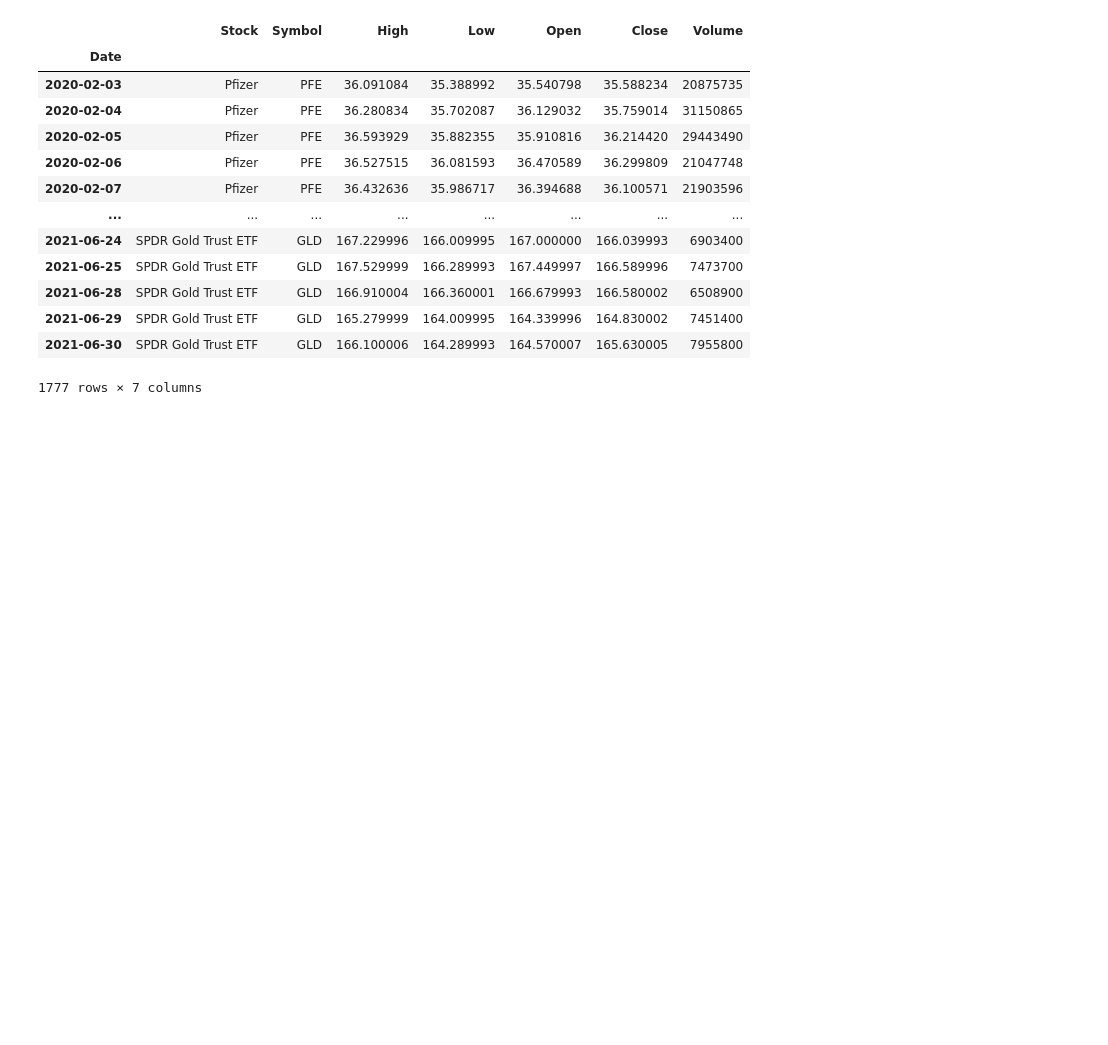
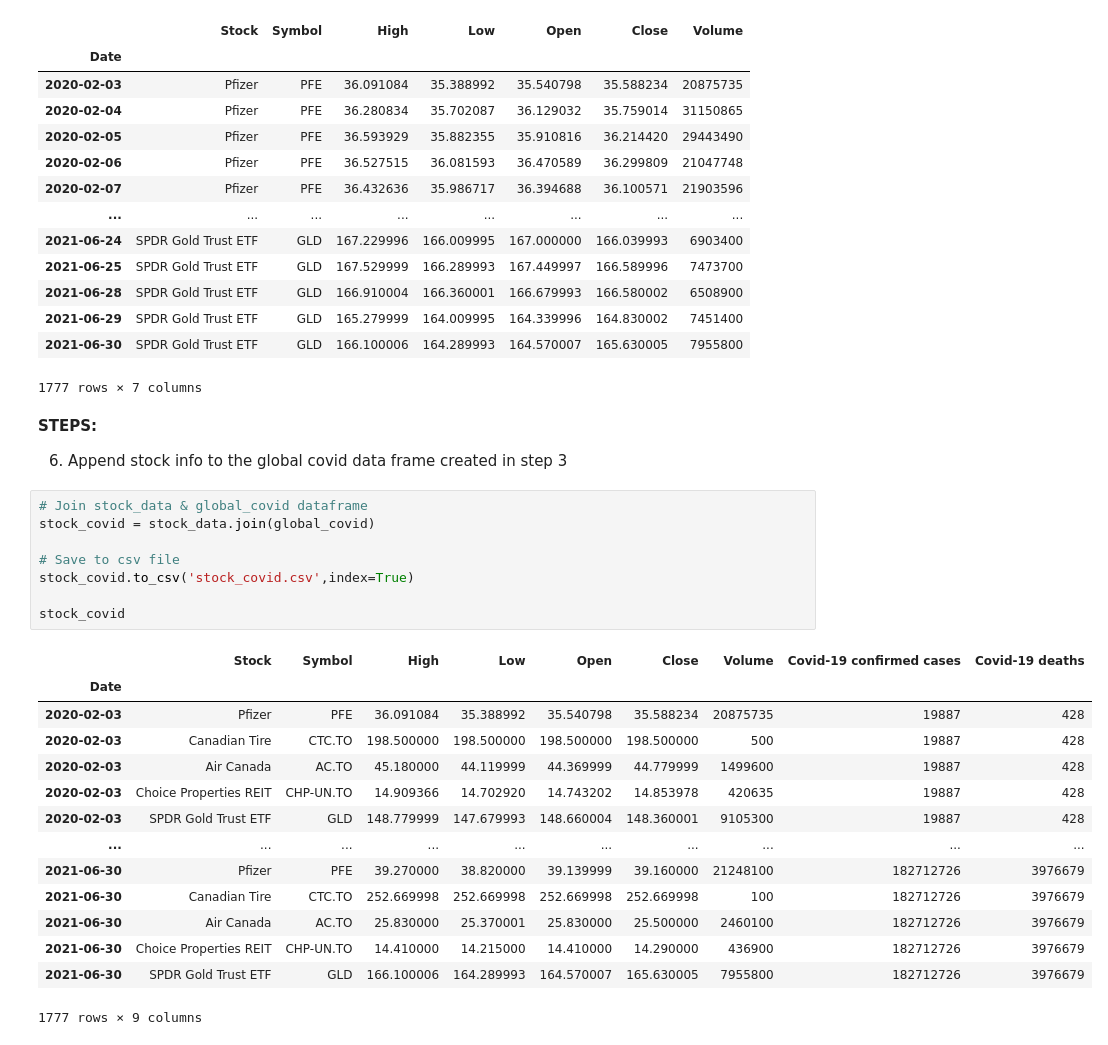
Before and after one commit to lethibangchau/Covid-Stock-Project, a Jupyter notebook: Programming_Final_Project_Chau_Thao_Namitha_Git.ipynb, the cells around one changed output. Cells and saved outputs as stored; diff of their text form; blank space fills up the shorter version.

Commit message:
step 5 & 6

```diff
--- a/Programming_Final_Project_Chau_Thao_Namitha_Git.ipynb
+++ b/Programming_Final_Project_Chau_Thao_Namitha_Git.ipynb
@@ -170,3 +170,30 @@ stock_data
 | 2021-06-29 | SPDR Gold Trust ETF | GLD | 165.279999 | 164.009995 | 164.339996 | 164.830002 | 7451400 |
 | 2021-06-30 | SPDR Gold Trust ETF | GLD | 166.100006 | 164.289993 | 164.570007 | 165.630005 | 7955800 |
 1777 rows × 7 columns
+# %% [markdown]
+**STEPS:**
+
+6. Append stock info to the global covid data frame created in step 3
+# %%
+# Join stock_data & global_covid dataframe
+stock_covid = stock_data.join(global_covid)
+
+# Save to csv file
+stock_covid.to_csv('stock_covid.csv',index=True)
+
+stock_covid
+# %% [output]
+|  | Stock | Symbol | High | Low | Open | Close | Volume | Covid-19 confirmed cases | Covid-19 deaths |
+| Date |  |  |  |  |  |  |  |  |  |
+| 2020-02-03 | Pfizer | PFE | 36.091084 | 35.388992 | 35.540798 | 35.588234 | 20875735 | 19887 | 428 |
+| 2020-02-03 | Canadian Tire | CTC.TO | 198.500000 | 198.500000 | 198.500000 | 198.500000 | 500 | 19887 | 428 |
+| 2020-02-03 | Air Canada | AC.TO | 45.180000 | 44.119999 | 44.369999 | 44.779999 | 1499600 | 19887 | 428 |
+| 2020-02-03 | Choice Properties REIT | CHP-UN.TO | 14.909366 | 14.702920 | 14.743202 | 14.853978 | 420635 | 19887 | 428 |
+| 2020-02-03 | SPDR Gold Trust ETF | GLD | 148.779999 | 147.679993 | 148.660004 | 148.360001 | 9105300 | 19887 | 428 |
+| ... | ... | ... | ... | ... | ... | ... | ... | ... | ... |
+| 2021-06-30 | Pfizer | PFE | 39.270000 | 38.820000 | 39.139999 | 39.160000 | 21248100 | 182712726 | 3976679 |
+| 2021-06-30 | Canadian Tire | CTC.TO | 252.669998 | 252.669998 | 252.669998 | 252.669998 | 100 | 182712726 | 3976679 |
+| 2021-06-30 | Air Canada | AC.TO | 25.830000 | 25.370001 | 25.830000 | 25.500000 | 2460100 | 182712726 | 3976679 |
+| 2021-06-30 | Choice Properties REIT | CHP-UN.TO | 14.410000 | 14.215000 | 14.410000 | 14.290000 | 436900 | 182712726 | 3976679 |
+| 2021-06-30 | SPDR Gold Trust ETF | GLD | 166.100006 | 164.289993 | 164.570007 | 165.630005 | 7955800 | 182712726 | 3976679 |
+1777 rows × 9 columns
```
Also changed, not shown: parts of 1 cell of this notebook.
